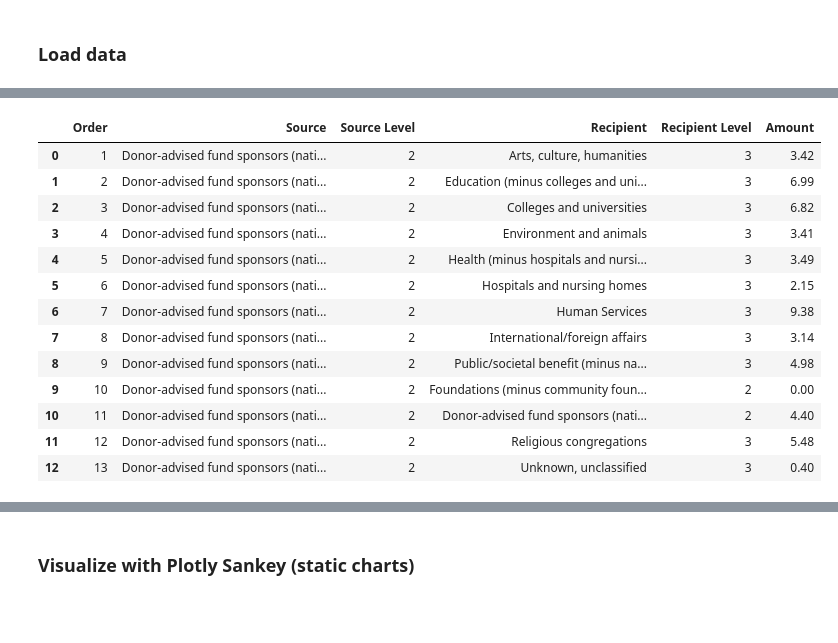
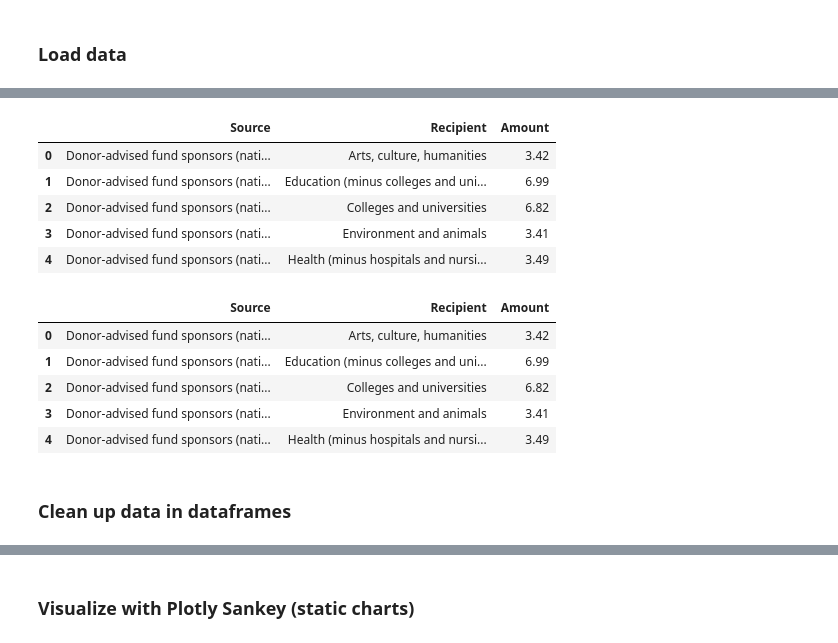
Before and after one commit to HFAwesomeCharts/MCNNonprofitEconomy, a Jupyter notebook: notebooks/MCN_NP_Economy_Figures.ipynb, the cells around one changed output, grey strips where cells are left out. Saved outputs shown, nothing was run; the diff lists cells and outputs as text; code cells hidden in the pictures; blank space fills up the shorter version.

Commit message:
Broke edge & node CSVs into two; first stab at color & text formatting

```diff
--- a/notebooks/MCN_NP_Economy_Figures.ipynb
+++ b/notebooks/MCN_NP_Economy_Figures.ipynb
@@ -24,16 +14,23 @@ pd.set_option('display.max_colwidth', None)
 data_directory = r"..\data"
 
 # -----------------------------------------------------------------------
-# flow data
+# CSV data
 # -----------------------------------------------------------------------
-flow_csv_file = r"MCN_nonprofit_economy_revenue_2023.csv"
-flow_path = os.path.join(data_directory, flow_csv_file)
-print("Nonprofit economy data CSV file:", flow_path)
-if os.path.exists(flow_path):
+
+node_file = r"MCN_nonprofit_economy_revenue_nodes_2023.csv"
+node_path = os.path.join(data_directory, node_file)
+print("Node CSV file:", node_path)
+if os.path.exists(node_path):
+    print("EXISTS")
+
+edge_file = r"MCN_nonprofit_economy_revenue_edges_2023.csv"
+edge_path = os.path.join(data_directory, edge_file)
+print("Edge CSV file:", edge_path)
+if os.path.exists(edge_path):
     print("EXISTS")
 
 # -----------------------------------------------------------------------
-# Output files
+# Output
 # -----------------------------------------------------------------------
 
 output_directory = r"..\output"
@@ -59,26 +56,32 @@ flow_raw_df.head()
+# %%
+# Load nonprofit economy edge data
+
+edge_raw_df = pd.read_csv(edge_path)
+edge_raw_df.head()
+# %% [output]
+|  | Source | Recipient | Amount |
+| 0 | Donor-advised fund sponsors (nati... | Arts, culture, humanities | 3.42 |
+| 1 | Donor-advised fund sponsors (nati... | Education (minus colleges and uni... | 6.99 |
+| 2 | Donor-advised fund sponsors (nati... | Colleges and universities | 6.82 |
+| 3 | Donor-advised fund sponsors (nati... | Environment and animals | 3.41 |
+| 4 | Donor-advised fund sponsors (nati... | Health (minus hospitals and nursi... | 3.49 |
 # %%
-# Clean & format columns in revenue data
+# Clean & format columns in edge data
 
-flow_clean_df = flow_raw_df.copy()
+edge_clean_df = edge_raw_df.copy()
 
-flow_clean_df["Amount"] = pd.to_numeric(
-    flow_clean_df["Amount"].replace("-", 0),
+edge_clean_df["Amount"] = pd.to_numeric(
+    edge_clean_df["Amount"].replace("-", 0),
     errors="coerce"
 )
 
-flow_clean_df.head(13)
+edge_clean_df.head()
 # %% [output]
-|  | Order | Source | Source Level | Recipient | Recipient Level | Amount |
-| 0 | 1 | Donor-advised fund sponsors (nati... | 2 | Arts, culture, humanities | 3 | 3.42 |
-| 1 | 2 | Donor-advised fund sponsors (nati... | 2 | Education (minus colleges and uni... | 3 | 6.99 |
-| 2 | 3 | Donor-advised fund sponsors (nati... | 2 | Colleges and universities | 3 | 6.82 |
-| 3 | 4 | Donor-advised fund sponsors (nati... | 2 | Environment and animals | 3 | 3.41 |
-| 4 | 5 | Donor-advised fund sponsors (nati... | 2 | Health (minus hospitals and nursi... | 3 | 3.49 |
-| 5 | 6 | Donor-advised fund sponsors (nati... | 2 | Hospitals and nursing homes | 3 | 2.15 |
-| 6 | 7 | Donor-advised fund sponsors (nati... | 2 | Human Services | 3 | 9.38 |
-| 7 | 8 | Donor-advised fund sponsors (nati... | 2 | International/foreign affairs | 3 | 3.14 |
-| 8 | 9 | Donor-advised fund sponsors (nati... | 2 | Public/societal benefit (minus na... | 3 | 4.98 |
-| 9 | 10 | Donor-advised fund sponsors (nati... | 2 | Foundations (minus community foun... | 2 | 0.00 |
-| 10 | 11 | Donor-advised fund sponsors (nati... | 2 | Donor-advised fund sponsors (nati... | 2 | 4.40 |
-| 11 | 12 | Donor-advised fund sponsors (nati... | 2 | Religious congregations | 3 | 5.48 |
-| 12 | 13 | Donor-advised fund sponsors (nati... | 2 | Unknown, unclassified | 3 | 0.40 |
+|  | Source | Recipient | Amount |
+| 0 | Donor-advised fund sponsors (nati... | Arts, culture, humanities | 3.42 |
+| 1 | Donor-advised fund sponsors (nati... | Education (minus colleges and uni... | 6.99 |
+| 2 | Donor-advised fund sponsors (nati... | Colleges and universities | 6.82 |
+| 3 | Donor-advised fund sponsors (nati... | Environment and animals | 3.41 |
+| 4 | Donor-advised fund sponsors (nati... | Health (minus hospitals and nursi... | 3.49 |
+# %% [markdown]
+### Clean up data in dataframes
```
Also changed, not shown: parts of 18 cells of this notebook, 3 other files.
